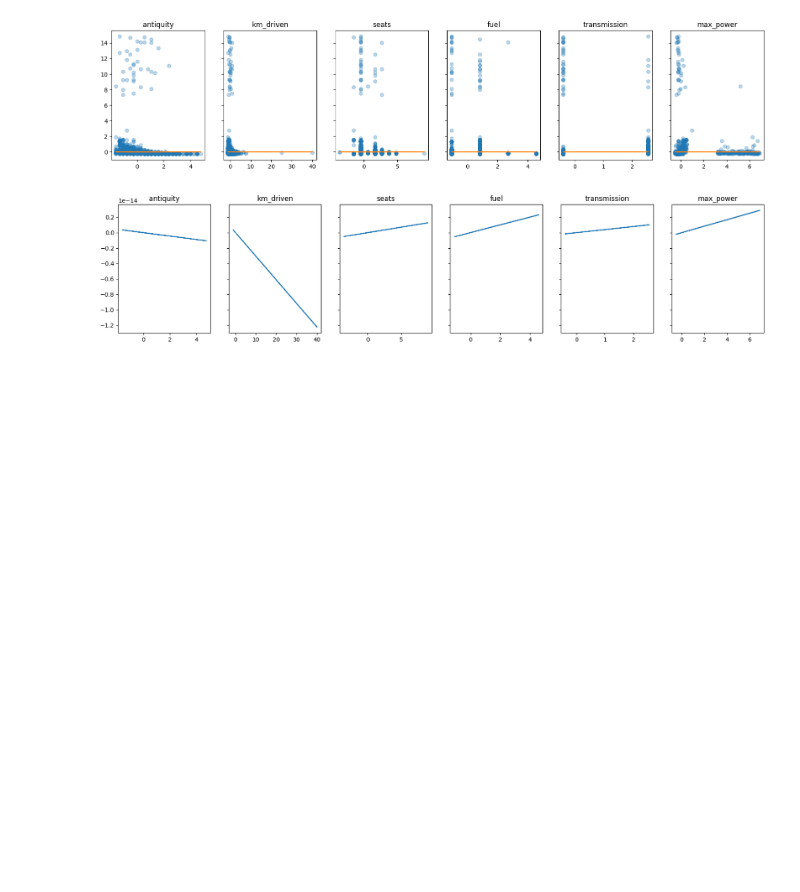
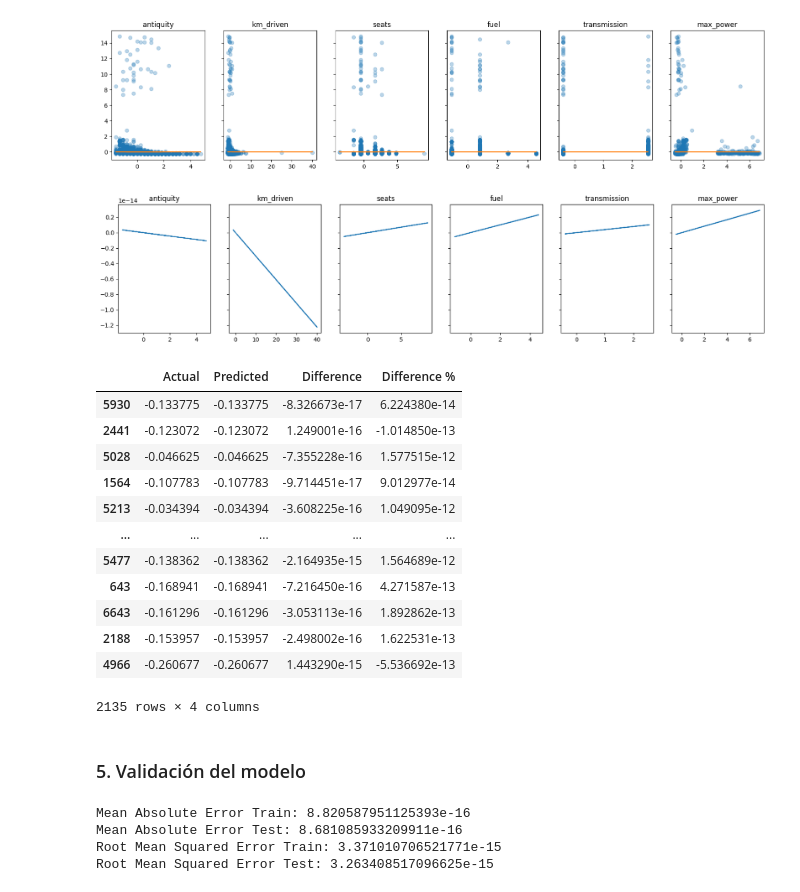
Before and after one commit to bi-202310/lab-2, a Jupyter notebook: regression.ipynb, the cells around one changed output. Saved outputs shown, nothing was run; the diff lists cells and outputs as text; code cells hidden in the pictures; blank space fills up the shorter version.

Commit message:
added model validation

```diff
--- a/regression.ipynb
+++ b/regression.ipynb
@@ -392,3 +392,39 @@ for i in range(len(features[:-1])):
     axs[i].set_title(col)
 # %% [output]
 [figure]
+# %%
+# Comparing the real values with the predicted values with an difference percentage for each prediction
+
+y_pred = regression.predict(x_test)
+
+df = pd.DataFrame({'Actual': y_test, 'Predicted': y_pred})
+df['Difference'] = df['Actual'] - df['Predicted']
+df['Difference %'] = df['Difference'] / df['Actual'] * 100
+df
+# %% [output]
+|  | Actual | Predicted | Difference | Difference % |
+| 5930 | -0.133775 | -0.133775 | -8.326673e-17 | 6.224380e-14 |
+| 2441 | -0.123072 | -0.123072 | 1.249001e-16 | -1.014850e-13 |
+| 5028 | -0.046625 | -0.046625 | -7.355228e-16 | 1.577515e-12 |
+| 1564 | -0.107783 | -0.107783 | -9.714451e-17 | 9.012977e-14 |
+| 5213 | -0.034394 | -0.034394 | -3.608225e-16 | 1.049095e-12 |
+| ... | ... | ... | ... | ... |
+| 5477 | -0.138362 | -0.138362 | -2.164935e-15 | 1.564689e-12 |
+| 643 | -0.168941 | -0.168941 | -7.216450e-16 | 4.271587e-13 |
+| 6643 | -0.161296 | -0.161296 | -3.053113e-16 | 1.892862e-13 |
+| 2188 | -0.153957 | -0.153957 | -2.498002e-16 | 1.622531e-13 |
+| 4966 | -0.260677 | -0.260677 | 1.443290e-15 | -5.536692e-13 |
+2135 rows × 4 columns
+# %% [markdown]
+### 5. Validación del modelo
+# %%
+print('Mean Absolute Error Train:', mean_absolute_error(y_train, regression.predict(x_train)))
+print('Mean Absolute Error Test:', mean_absolute_error(y_test, regression.predict(x_test)))
+
+print('Root Mean Squared Error Train:', np.sqrt(mean_squared_error(y_train, regression.predict(x_train))))
+print('Root Mean Squared Error Test:', np.sqrt(mean_squared_error(y_test, regression.predict(x_test))))
+# %% [output]
+Mean Absolute Error Train: 8.820587951125393e-16
+Mean Absolute Error Test: 8.681085933209911e-16
+Root Mean Squared Error Train: 3.371010706521771e-15
+Root Mean Squared Error Test: 3.263408517096625e-15
```
Also changed, not shown: parts of 11 cells of this notebook, 3 other files.
